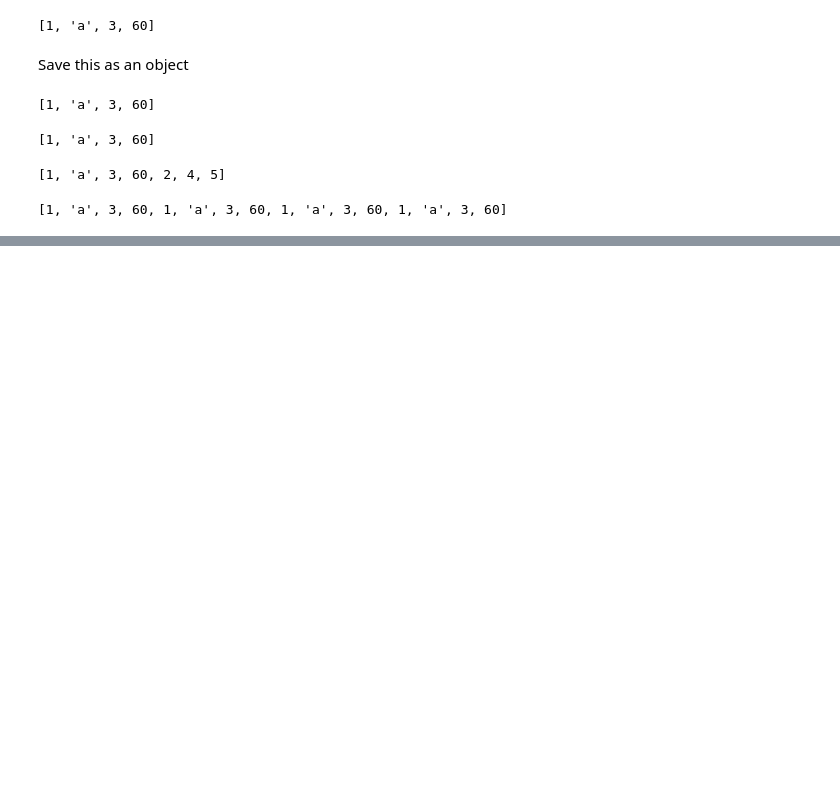
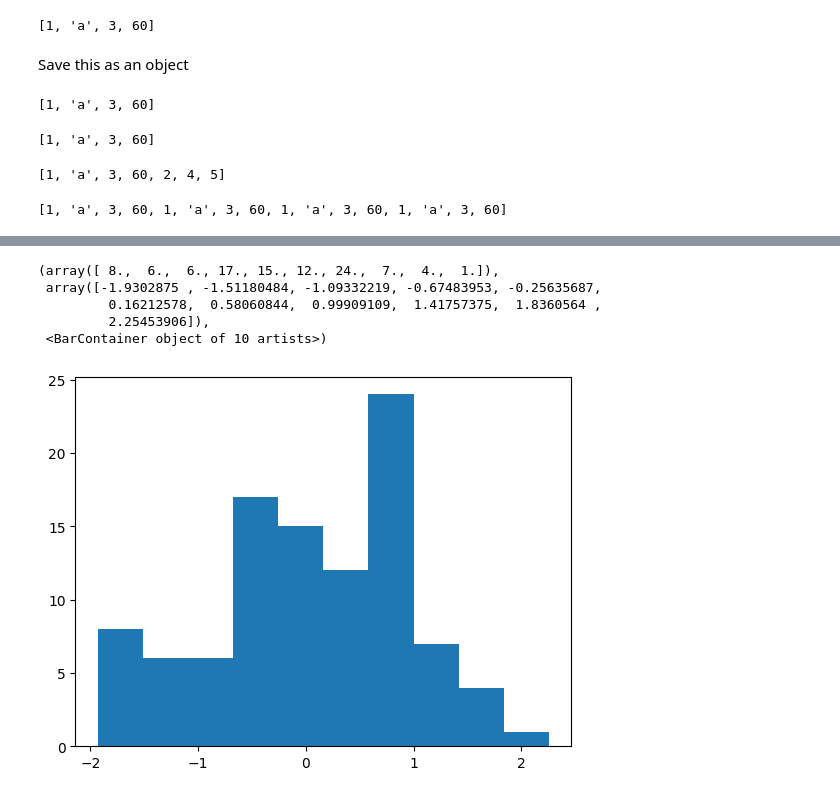
Before and after one commit to saratbantupalli/python_notes, a Jupyter notebook: Learning_Python.ipynb, the cells around one changed output, grey strips where cells are left out. Cells and saved outputs as stored; diff of their text form; code cells hidden in the pictures; blank space fills up the shorter version.

```diff
--- a/Learning_Python.ipynb
+++ b/Learning_Python.ipynb
@@ -25,0 +57,4 @@ myList * 4
+# %%
+rng = np.random.default_rng(12)
+vals = rng.standard_normal(100)
+vals
@@ -25,0 +79,9 @@ myList * 4
+# %%
+plt.hist(vals)
+# %% [output]
+(array([ 8.,  6.,  6., 17., 15., 12., 24.,  7.,  4.,  1.]),
+ array([-1.9302875 , -1.51180484, -1.09332219, -0.67483953, -0.25635687,
+         0.16212578,  0.58060844,  0.99909109,  1.41757375,  1.8360564 ,
+         2.25453906]),
+ <BarContainer object of 10 artists>)
+[figure, added]
```
Also changed, not shown: parts of 11 cells of this notebook.
